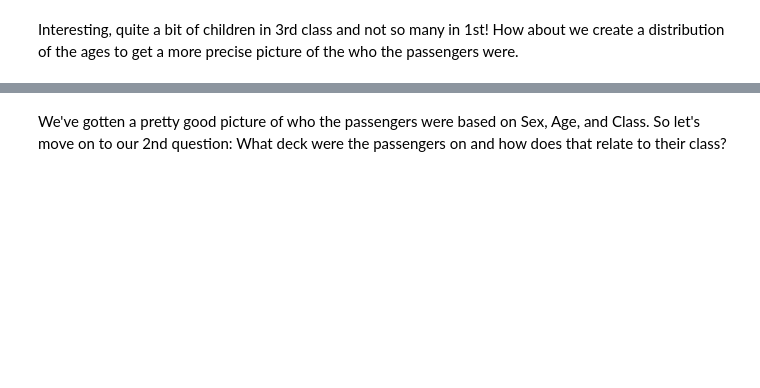
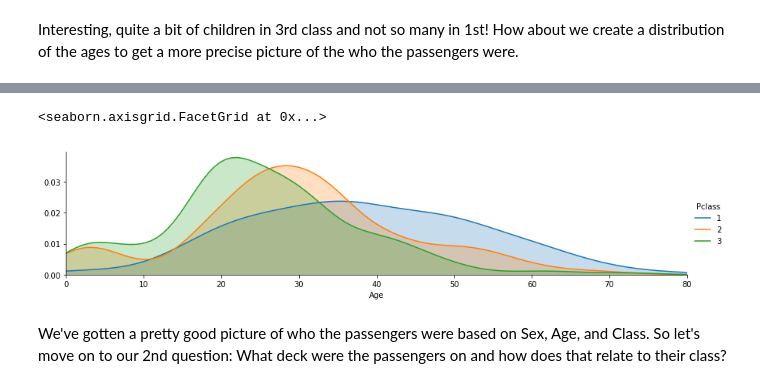
Before and after one commit to maxmelnick/analytics-python-intro, a Jupyter notebook: notebooks/Project 1 - Titanic (Exercises).ipynb, the cells around one changed output, grey strips where cells are left out. Cells and saved outputs as stored; diff of their text form; code cells hidden in the pictures; blank space fills up the shorter version.

```diff
--- a/notebooks/Project 1 - Titanic (Exercises).ipynb
+++ b/notebooks/Project 1 - Titanic (Exercises).ipynb
@@ -101,10 +155,8 @@ fig.add_legend()
 # %%
 # Let's do the same for class by changing the hue argument:
-fig = sns.FacetGrid(titanic_df, hue="Pclass",aspect=4)
-fig.map(sns.kdeplot,'Age',shade= True)
-oldest = titanic_df['Age'].max()
-fig.set(xlim=(0,oldest))
-fig.add_legend()
+# %% [output]
+<seaborn.axisgrid.FacetGrid at 0x...>
+[figure, added]
 # %% [markdown]
 We've gotten a pretty good picture of who the passengers were based on Sex, Age, and Class. So let's move on to our 2nd question: What deck were the passengers on and how does that relate to their class?
 # %%
```
Also changed, not shown: parts of 41 cells of this notebook, 1 other file.
